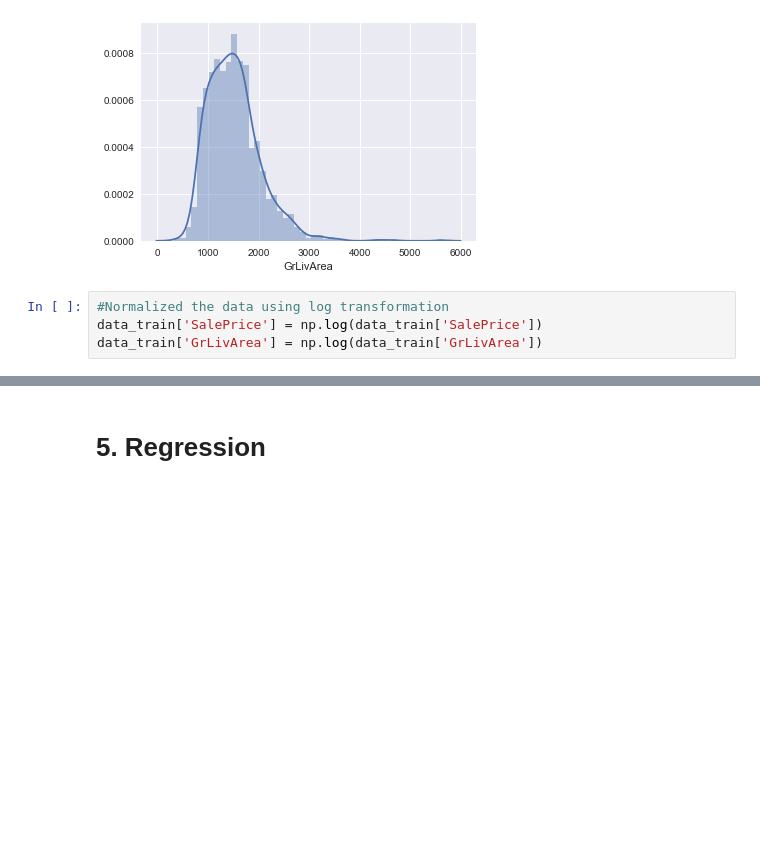
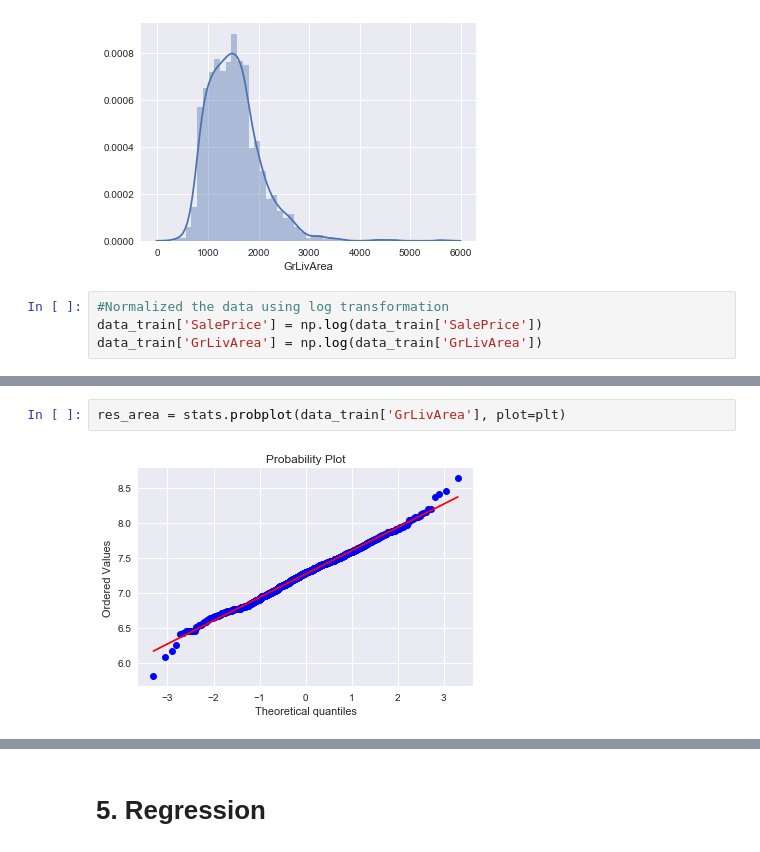
Before and after one commit to Jiayinma/House-Price-Prediction, a Jupyter notebook: House Price Prediction.ipynb, the cells around one changed output, grey strips where cells are left out. Drawn from its saved outputs; the diff is of its cells as text; blank space fills up the shorter version.

```diff
--- a/House Price Prediction.ipynb
+++ b/House Price Prediction.ipynb
@@ -115,0 +122,4 @@ sns.distplot(data_train['GrLivArea'])
+# %%
+res_area = stats.probplot(data_train['GrLivArea'], plot=plt)
+# %% [output]
+[figure, added]
```
Also changed, not shown: parts of 10 cells of this notebook, 1 other file.
